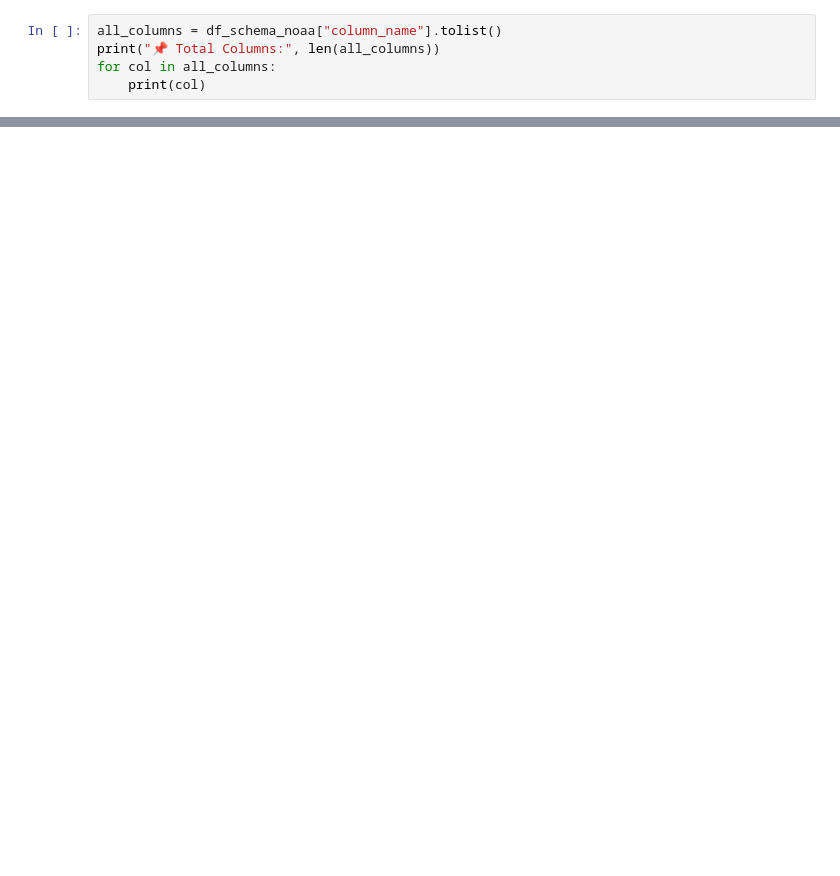
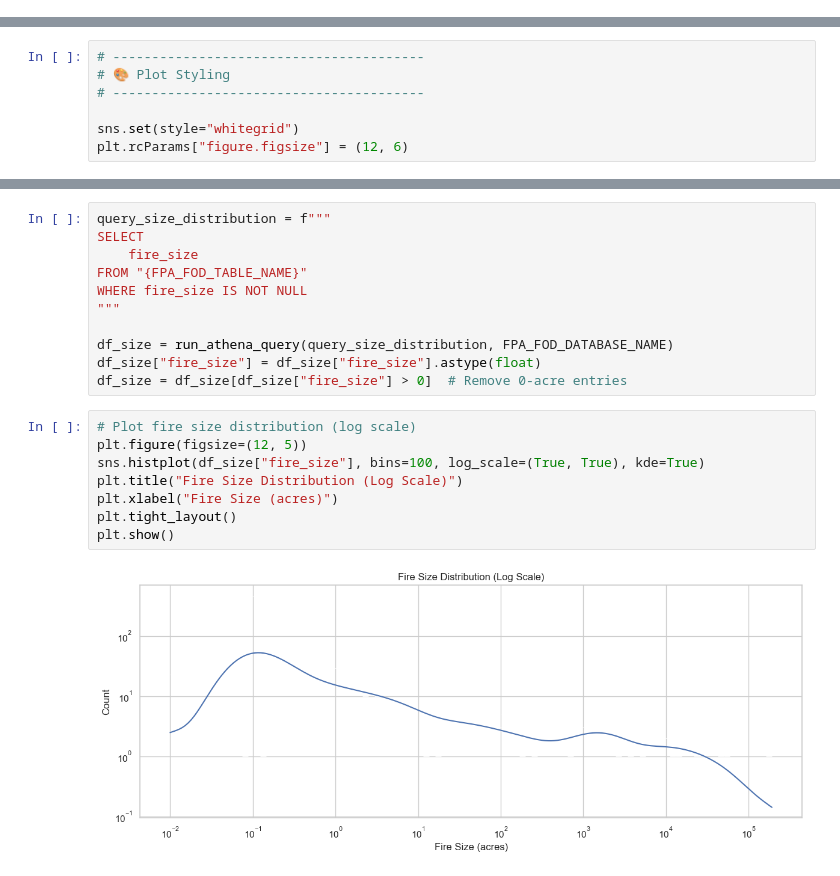
Before and after one commit to HarshaKatreddy/wildfire-risk-analytics, a Jupyter notebook: notebooks/eda/eda_athena.ipynb, the cells around one changed output, grey strips where cells are left out. Drawn from its saved outputs; the diff is of its cells as text; blank space fills up the shorter version.

```diff
--- a/notebooks/eda/eda_athena.ipynb
+++ b/notebooks/eda/eda_athena.ipynb
@@ -488,5 +0,0 @@ print(df_schema_noaa)
-# %%
-all_columns = df_schema_noaa["column_name"].tolist()
-print("📌 Total Columns:", len(all_columns))
-for col in all_columns:
-    print(col)
@@ -612,0 +123,7 @@ display(df_sample)
+# %%
+# ----------------------------------------
+# 🎨 Plot Styling
+# ----------------------------------------
+
+sns.set(style="whitegrid")
+plt.rcParams["figure.figsize"] = (12, 6)
@@ -612,0 +394,21 @@ display(df_sample)
+# %%
+query_size_distribution = f"""
+SELECT
+    fire_size
+FROM "{FPA_FOD_TABLE_NAME}"
+WHERE fire_size IS NOT NULL
+"""
+
+df_size = run_athena_query(query_size_distribution, FPA_FOD_DATABASE_NAME)
+df_size["fire_size"] = df_size["fire_size"].astype(float)
+df_size = df_size[df_size["fire_size"] > 0]  # Remove 0-acre entries
+# %%
+# Plot fire size distribution (log scale)
+plt.figure(figsize=(12, 5))
+sns.histplot(df_size["fire_size"], bins=100, log_scale=(True, True), kde=True)
+plt.title("Fire Size Distribution (Log Scale)")
+plt.xlabel("Fire Size (acres)")
+plt.tight_layout()
+plt.show()
+# %% [output]
+[figure, added]
```
Also changed, not shown: parts of 72 cells of this notebook, 23 other files.
